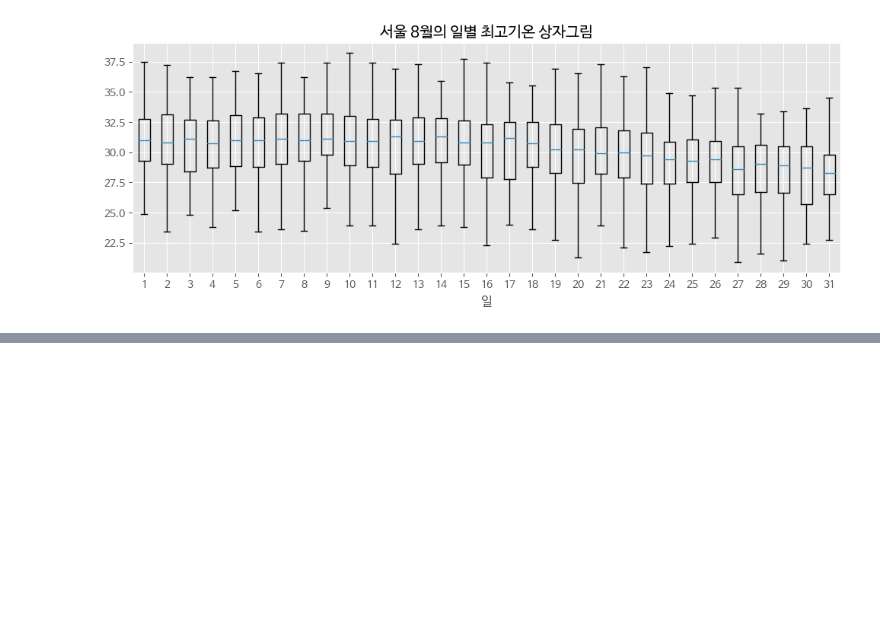
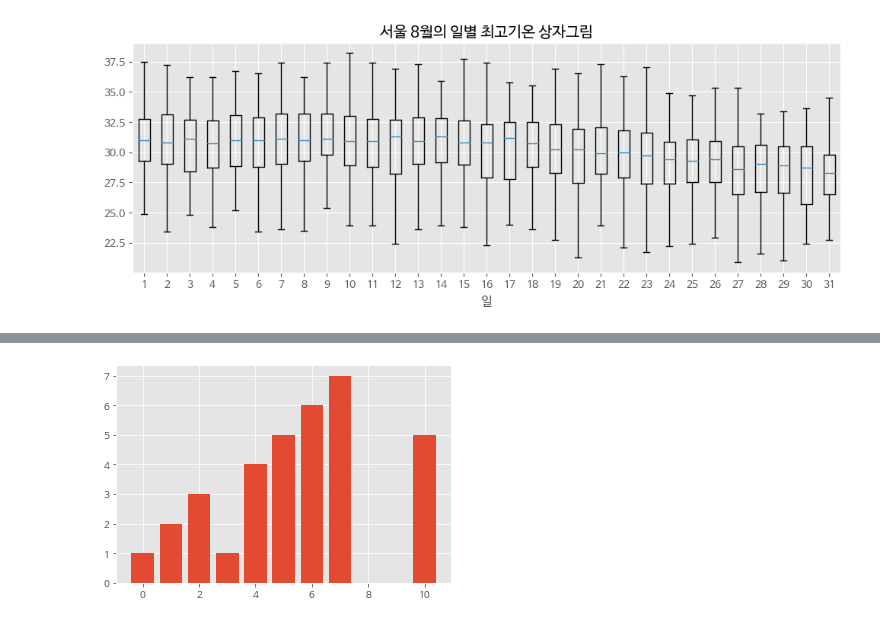
Before and after one commit to JamesLeeeeeee/ecademy, a Jupyter notebook: 20211103_이재관.ipynb, the cells around one changed output, grey strips where cells are left out. Cells and saved outputs as stored; diff of their text form; code cells hidden in the pictures; blank space fills up the shorter version.

```diff
--- a/20211103_이재관.ipynb
+++ b/20211103_이재관.ipynb
@@ -337,0 +401,12 @@ Drive already mounted at /content/gdrive; to attempt to forcibly remount, call d
+# %%
+#막대그래프
+
+#bar()함수는 막대그래프를 표현하는 명령어입니다.
+#막대그래프에서 막대의 길이는 각 데이터의 크기를 의미합니다.
+
+import matplotlib.pyplot as plt
+
+plt.bar([0,1,2,3,4,5,6,7,10],[1,2,3,1,4,5,6,7,5])
+plt.show()
+# %% [output]
+[figure, added]
```
Also changed, not shown: parts of 17 cells of this notebook.
